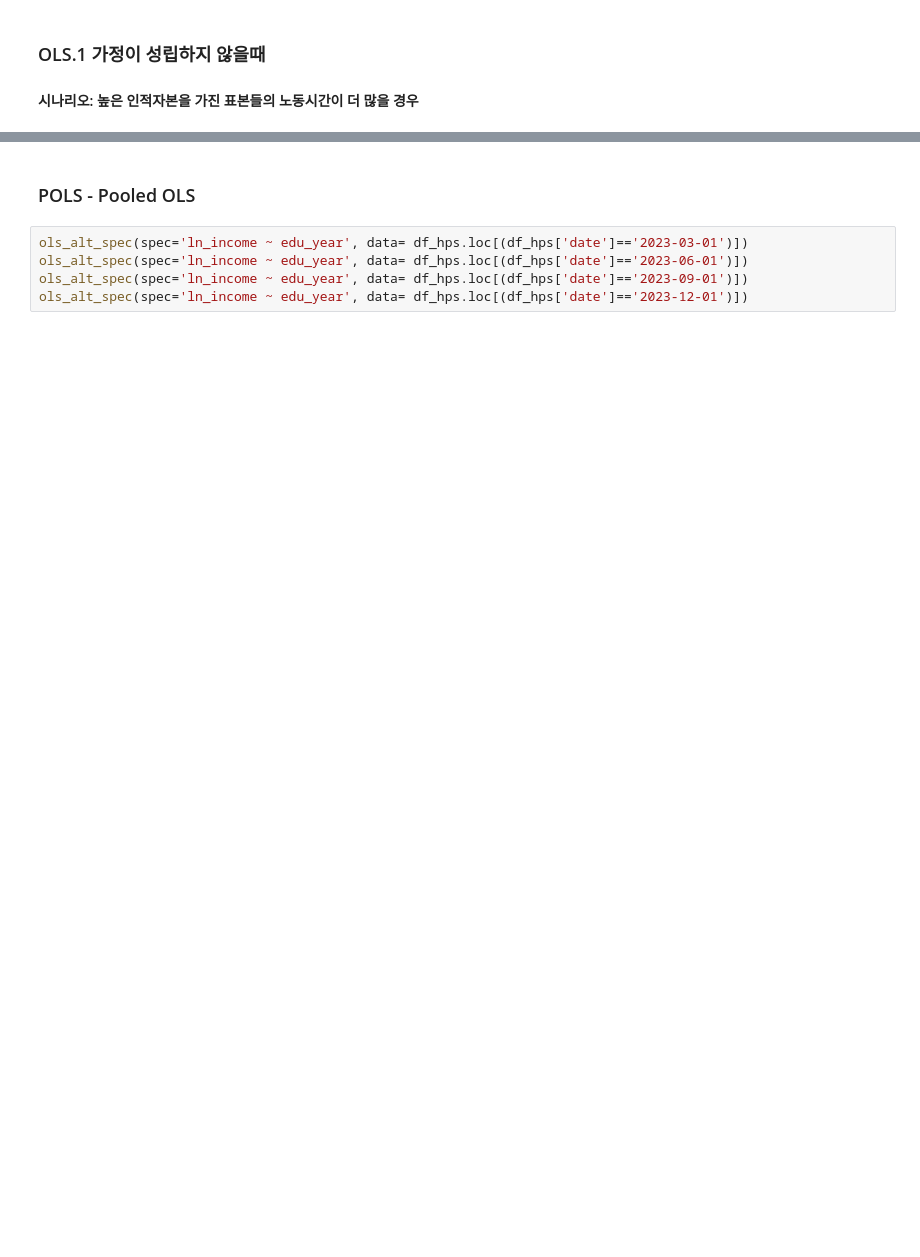
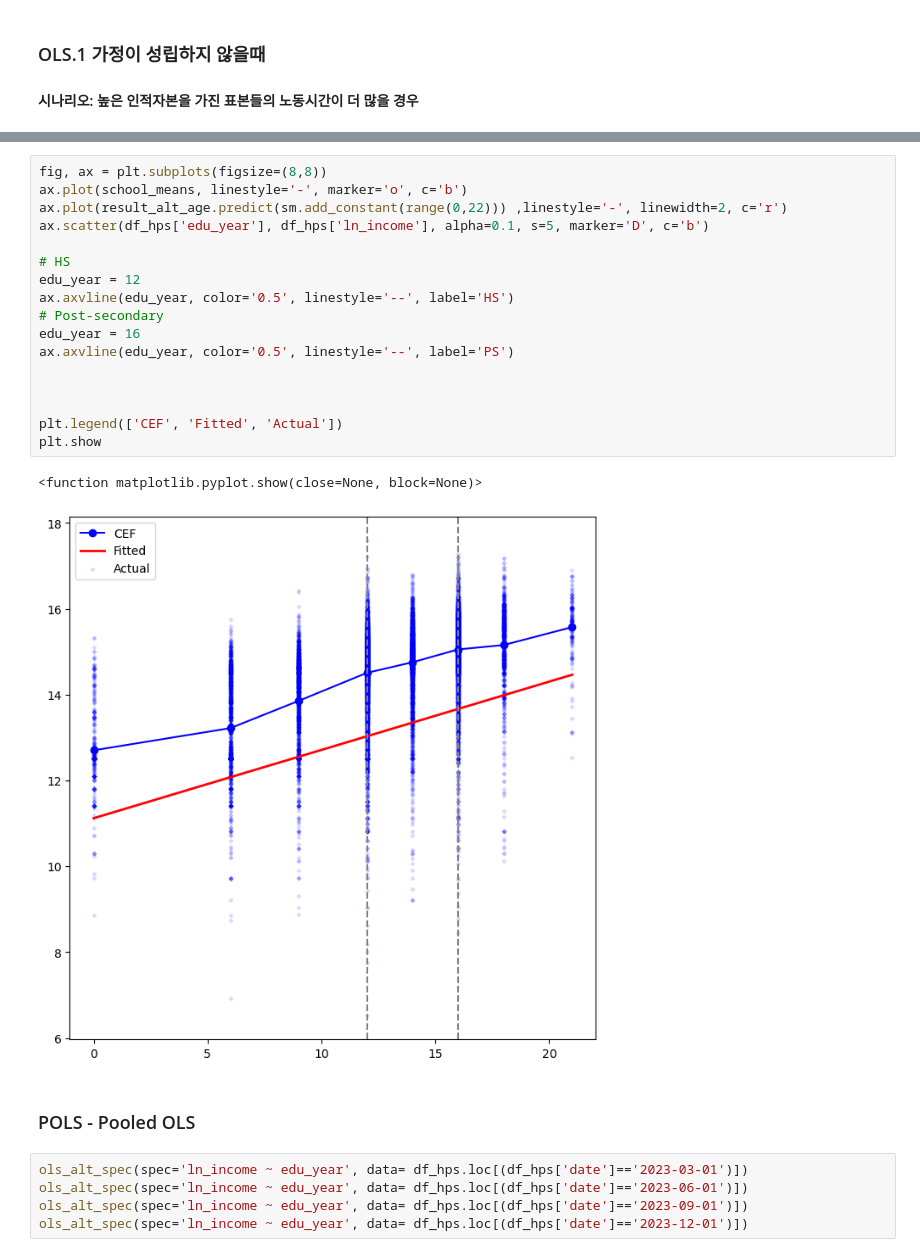
Before and after one commit to SeanJSLee/Teaching_YU_DS_basic_KR, a Jupyter notebook: Lecture_ols.ipynb, the cells around one changed output, grey strips where cells are left out. Drawn from its saved outputs; the diff is of its cells as text; blank space fills up the shorter version.

```diff
--- a/Lecture_ols.ipynb
+++ b/Lecture_ols.ipynb
@@ -266,3 +537,23 @@ result_alt_age = ols_alt_spec(spec='ln_income_alt ~ edu_year', data= df_hps)
+# %%
+fig, ax = plt.subplots(figsize=(8,8))
+ax.plot(school_means, linestyle='-', marker='o', c='b')
+ax.plot(result_alt_age.predict(sm.add_constant(range(0,22))) ,linestyle='-', linewidth=2, c='r')
+ax.scatter(df_hps['edu_year'], df_hps['ln_income'], alpha=0.1, s=5, marker='D', c='b')
+
+# HS
+edu_year = 12
+ax.axvline(edu_year, color='0.5', linestyle='--', label='HS')
+# Post-secondary
+edu_year = 16
+ax.axvline(edu_year, color='0.5', linestyle='--', label='PS')
+
+
+
+plt.legend(['CEF', 'Fitted', 'Actual'])
+plt.show
+# %% [output]
+<function matplotlib.pyplot.show(close=None, block=None)>
+[figure, added]
 # %% [markdown]
 ### POLS - Pooled OLS
 # %%
```
Also changed, not shown: parts of 50 cells of this notebook, 2 other files.
